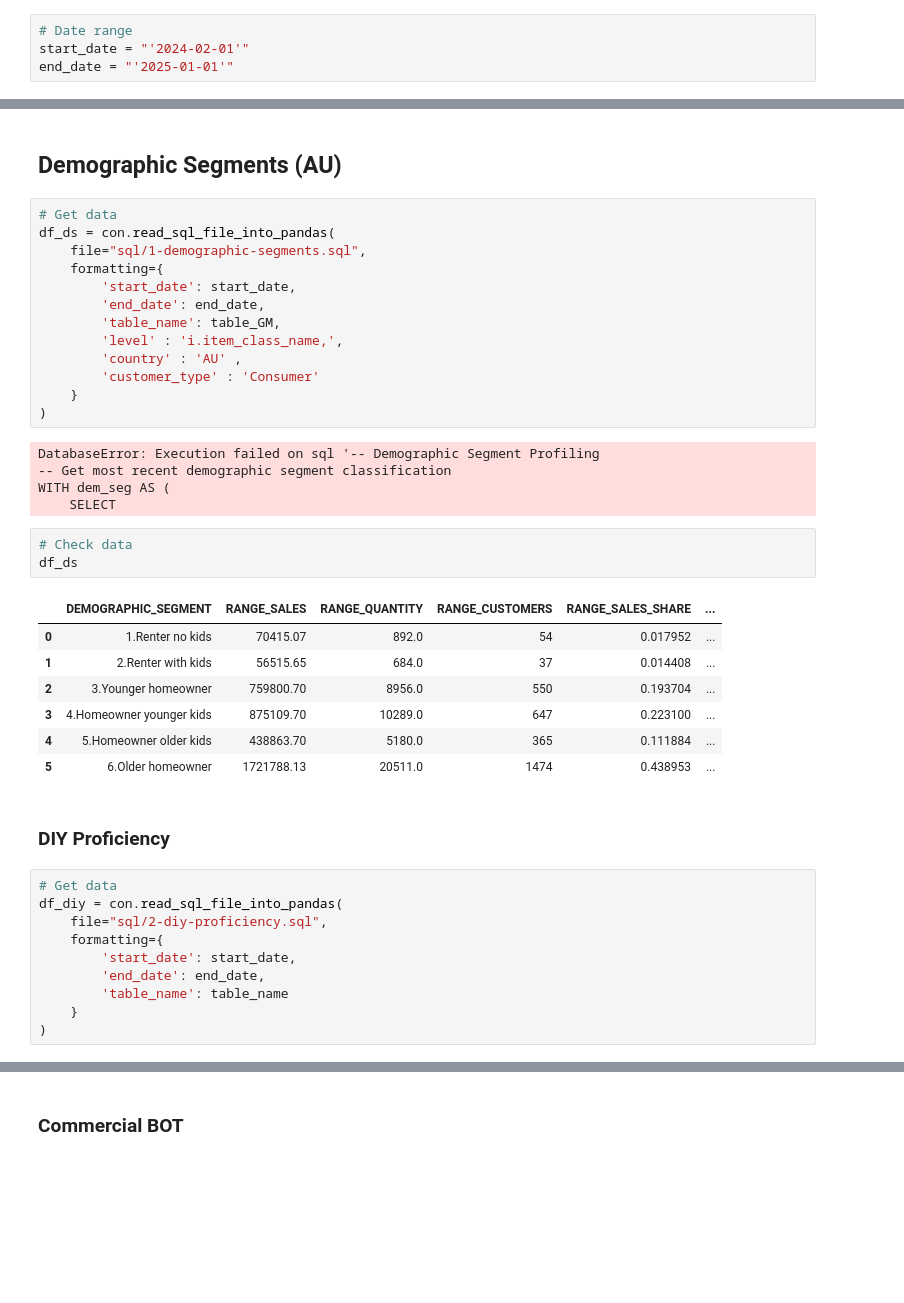
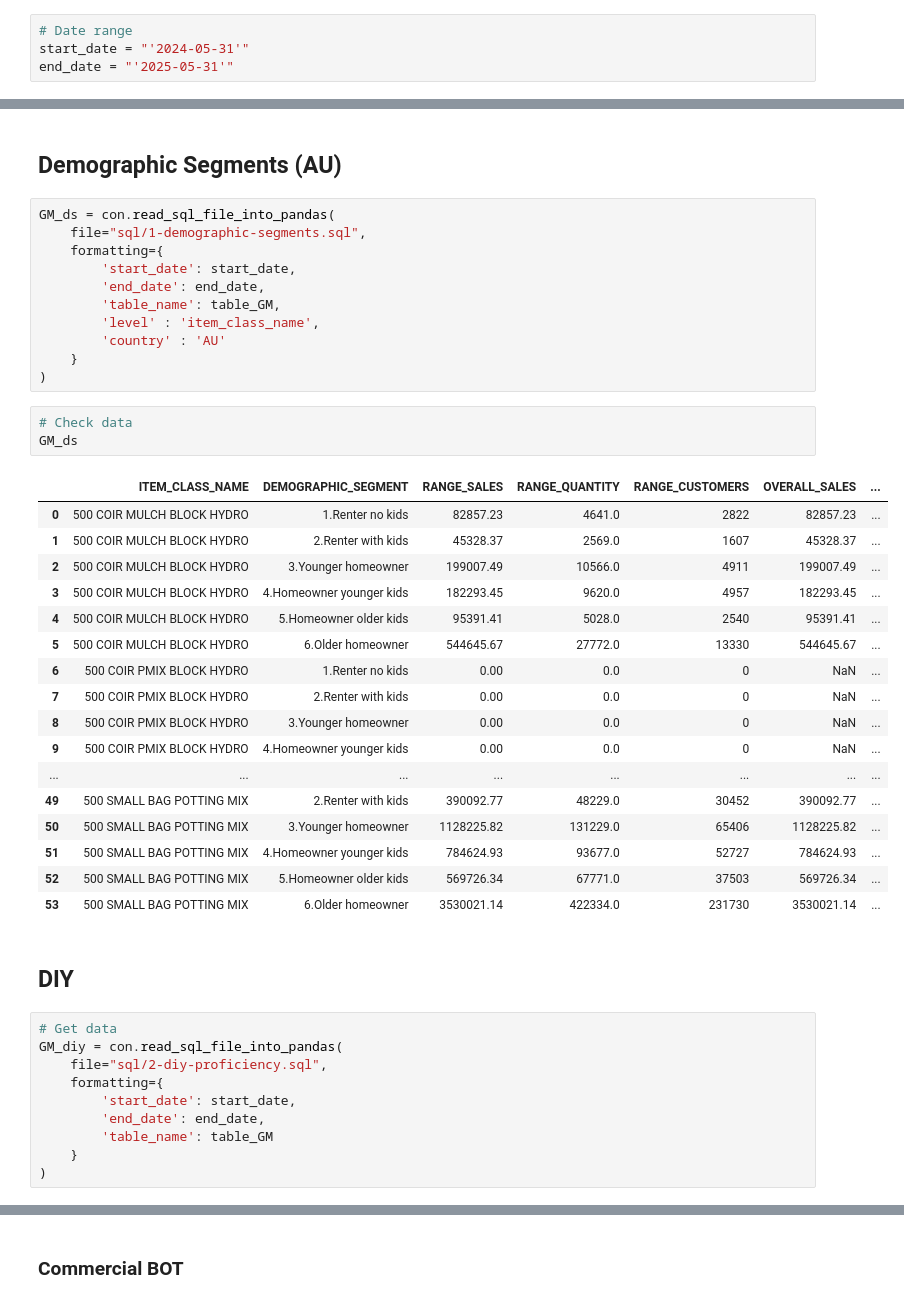
Before and after one commit to Meiji-Tran/Merch-Insights, a Jupyter notebook: NZ pest control & growing media/profiling.ipynb, the cells around one changed output, grey strips where cells are left out. Drawn from its saved outputs; the diff is of its cells as text; blank space fills up the shorter version.

Commit message:
Association data generate sql

```diff
--- a/NZ pest control & growing media/profiling.ipynb
+++ b/NZ pest control & growing media/profiling.ipynb
@@ -15,5 +15,5 @@ con = SnowflakeTools(
 )
 # %%
 # Date range
-start_date = "'2024-02-01'"
-end_date = "'2025-01-01'"
+start_date = "'2024-05-31'"
+end_date = "'2025-05-31'"
@@ -40,44 +76,47 @@ snowflake_tools - 2025-06-19 16:22:39.277191+10:00 - Saved token with '2025-06-1
 # %% [markdown]
 ## Demographic Segments (AU)
 # %%
-# Get data
-df_ds = con.read_sql_file_into_pandas(
+GM_ds = con.read_sql_file_into_pandas(
     file="sql/1-demographic-segments.sql",
     formatting={
         'start_date': start_date,
         'end_date': end_date,
         'table_name': table_GM,
-        'level' : 'i.item_class_name,',
-        'country' : 'AU' ,
-        'customer_type' : 'Consumer'
+        'level' : 'item_class_name',
+        'country' : 'AU'
     }
 )
-# %% [output]
-DatabaseError: Execution failed on sql '-- Demographic Segment Profiling
--- Get most recent demographic segment classification
-WITH dem_seg AS (
-    SELECT
 # %%
 # Check data
-df_ds
+GM_ds
 # %% [output]
-|  | DEMOGRAPHIC_SEGMENT | RANGE_SALES | RANGE_QUANTITY | RANGE_CUSTOMERS | RANGE_SALES_SHARE | ... |
-| 0 | 1.Renter no kids | 70415.07 | 892.0 | 54 | 0.017952 | ... |
-| 1 | 2.Renter with kids | 56515.65 | 684.0 | 37 | 0.014408 | ... |
-| 2 | 3.Younger homeowner | 759800.70 | 8956.0 | 550 | 0.193704 | ... |
-| 3 | 4.Homeowner younger kids | 875109.70 | 10289.0 | 647 | 0.223100 | ... |
-| 4 | 5.Homeowner older kids | 438863.70 | 5180.0 | 365 | 0.111884 | ... |
-| 5 | 6.Older homeowner | 1721788.13 | 20511.0 | 1474 | 0.438953 | ... |
+|  | ITEM_CLASS_NAME | DEMOGRAPHIC_SEGMENT | RANGE_SALES | RANGE_QUANTITY | RANGE_CUSTOMERS | OVERALL_SALES | ... |
+| 0 | 500 COIR MULCH BLOCK HYDRO | 1.Renter no kids | 82857.23 | 4641.0 | 2822 | 82857.23 | ... |
+| 1 | 500 COIR MULCH BLOCK HYDRO | 2.Renter with kids | 45328.37 | 2569.0 | 1607 | 45328.37 | ... |
+| 2 | 500 COIR MULCH BLOCK HYDRO | 3.Younger homeowner | 199007.49 | 10566.0 | 4911 | 199007.49 | ... |
+| 3 | 500 COIR MULCH BLOCK HYDRO | 4.Homeowner younger kids | 182293.45 | 9620.0 | 4957 | 182293.45 | ... |
+| 4 | 500 COIR MULCH BLOCK HYDRO | 5.Homeowner older kids | 95391.41 | 5028.0 | 2540 | 95391.41 | ... |
+| 5 | 500 COIR MULCH BLOCK HYDRO | 6.Older homeowner | 544645.67 | 27772.0 | 13330 | 544645.67 | ... |
+| 6 | 500 COIR PMIX BLOCK HYDRO | 1.Renter no kids | 0.00 | 0.0 | 0 | NaN | ... |
+| 7 | 500 COIR PMIX BLOCK HYDRO | 2.Renter with kids | 0.00 | 0.0 | 0 | NaN | ... |
+| 8 | 500 COIR PMIX BLOCK HYDRO | 3.Younger homeowner | 0.00 | 0.0 | 0 | NaN | ... |
+| 9 | 500 COIR PMIX BLOCK HYDRO | 4.Homeowner younger kids | 0.00 | 0.0 | 0 | NaN | ... |
+| ... | ... | ... | ... | ... | ... | ... | ... |
+| 49 | 500 SMALL BAG POTTING MIX | 2.Renter with kids | 390092.77 | 48229.0 | 30452 | 390092.77 | ... |
+| 50 | 500 SMALL BAG POTTING MIX | 3.Younger homeowner | 1128225.82 | 131229.0 | 65406 | 1128225.82 | ... |
+| 51 | 500 SMALL BAG POTTING MIX | 4.Homeowner younger kids | 784624.93 | 93677.0 | 52727 | 784624.93 | ... |
+| 52 | 500 SMALL BAG POTTING MIX | 5.Homeowner older kids | 569726.34 | 67771.0 | 37503 | 569726.34 | ... |
+| 53 | 500 SMALL BAG POTTING MIX | 6.Older homeowner | 3530021.14 | 422334.0 | 231730 | 3530021.14 | ... |
 # %% [markdown]
-### DIY Proficiency
+## DIY
 # %%
 # Get data
-df_diy = con.read_sql_file_into_pandas(
+GM_diy = con.read_sql_file_into_pandas(
     file="sql/2-diy-proficiency.sql",
     formatting={
         'start_date': start_date,
         'end_date': end_date,
-        'table_name': table_name
+        'table_name': table_GM
     }
 )
 # %%
```
Also changed, not shown: parts of 24 cells of this notebook, 10 other files.
